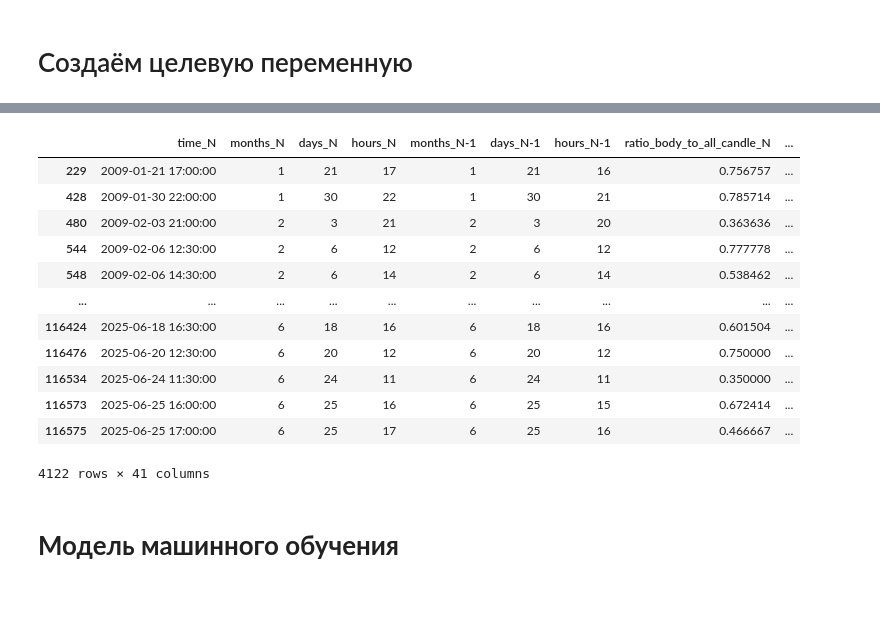
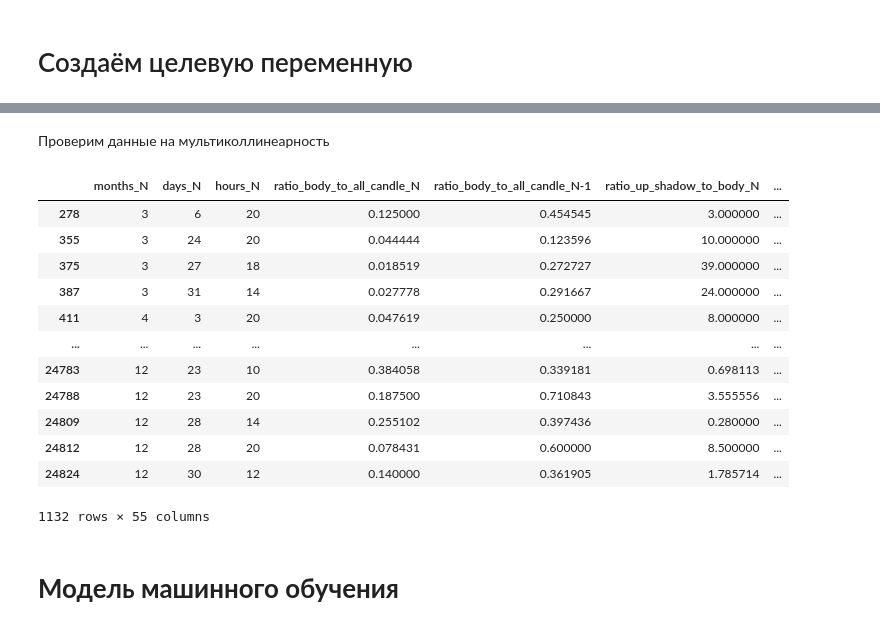
Before and after one commit to AlexKosuhin/AlgoTrading, a Jupyter notebook: classification.ipynb, the cells around one changed output, grey strips where cells are left out. Drawn from its saved outputs; the diff is of its cells as text; code cells hidden in the pictures; blank space fills up the shorter version.

```diff
--- a/classification.ipynb
+++ b/classification.ipynb
@@ -863,18 +750,2 @@ df_ml
 # %%
 df_ml.drop(['profit', 'pattern'], axis=1, inplace=True)
-# %%
-df_ml
-# %% [output]
-|  | time_N | months_N | days_N | hours_N | months_N-1 | days_N-1 | hours_N-1 | ratio_body_to_all_candle_N | ... |
-| 229 | 2009-01-21 17:00:00 | 1 | 21 | 17 | 1 | 21 | 16 | 0.756757 | ... |
-| 428 | 2009-01-30 22:00:00 | 1 | 30 | 22 | 1 | 30 | 21 | 0.785714 | ... |
-| 480 | 2009-02-03 21:00:00 | 2 | 3 | 21 | 2 | 3 | 20 | 0.363636 | ... |
-| 544 | 2009-02-06 12:30:00 | 2 | 6 | 12 | 2 | 6 | 12 | 0.777778 | ... |
-| 548 | 2009-02-06 14:30:00 | 2 | 6 | 14 | 2 | 6 | 14 | 0.538462 | ... |
-| ... | ... | ... | ... | ... | ... | ... | ... | ... | ... |
-| 116424 | 2025-06-18 16:30:00 | 6 | 18 | 16 | 6 | 18 | 16 | 0.601504 | ... |
-| 116476 | 2025-06-20 12:30:00 | 6 | 20 | 12 | 6 | 20 | 12 | 0.750000 | ... |
-| 116534 | 2025-06-24 11:30:00 | 6 | 24 | 11 | 6 | 24 | 11 | 0.350000 | ... |
-| 116573 | 2025-06-25 16:00:00 | 6 | 25 | 16 | 6 | 25 | 15 | 0.672414 | ... |
-| 116575 | 2025-06-25 17:00:00 | 6 | 25 | 17 | 6 | 25 | 16 | 0.466667 | ... |
-4122 rows × 41 columns
@@ -880,0 +768,2 @@ df_ml
+# %% [markdown]
+Проверим данные на мультиколлинеарность
@@ -880,0 +780,10 @@ df_ml
+# %%
+features_to_remove = [
+    'down_days_1', 'down_days_3', 'down_days_5', 'down_days_10', 'down_days_15', 'down_days_20',
+    'up_down_ratio_5', 'up_down_ratio_10', 'up_down_ratio_20',
+    'Change_1_N-1', 'Change_3_N-1', 'Change_5_N-1',
+    'diff_SMA_5_N_1', 'diff_SMA_10_N_1', 'diff_SMA_20_N_1',
+    'Change_3_N', 'Change_10_N', 'Change_10_N-1', 'Change_15_N'
+]
+X_train.drop(features_to_remove, axis=1, inplace=True)
+X_test.drop(features_to_remove, axis=1, inplace=True)
@@ -881,3 +797,19 @@ df_ml
+# %%
+X_train
+# %% [output]
+|  | months_N | days_N | hours_N | ratio_body_to_all_candle_N | ratio_body_to_all_candle_N-1 | ratio_up_shadow_to_body_N | ... |
+| 278 | 3 | 6 | 20 | 0.125000 | 0.454545 | 3.000000 | ... |
+| 355 | 3 | 24 | 20 | 0.044444 | 0.123596 | 10.000000 | ... |
+| 375 | 3 | 27 | 18 | 0.018519 | 0.272727 | 39.000000 | ... |
+| 387 | 3 | 31 | 14 | 0.027778 | 0.291667 | 24.000000 | ... |
+| 411 | 4 | 3 | 20 | 0.047619 | 0.250000 | 8.000000 | ... |
+| ... | ... | ... | ... | ... | ... | ... | ... |
+| 24783 | 12 | 23 | 10 | 0.384058 | 0.339181 | 0.698113 | ... |
+| 24788 | 12 | 23 | 20 | 0.187500 | 0.710843 | 3.555556 | ... |
+| 24809 | 12 | 28 | 14 | 0.255102 | 0.397436 | 0.280000 | ... |
+| 24812 | 12 | 28 | 20 | 0.078431 | 0.600000 | 8.500000 | ... |
+| 24824 | 12 | 30 | 12 | 0.140000 | 0.361905 | 1.785714 | ... |
+1132 rows × 55 columns
 # %% [markdown]
 # **Модель машинного обучения**
 # %%
```
Also changed, not shown: parts of 80 cells of this notebook.
